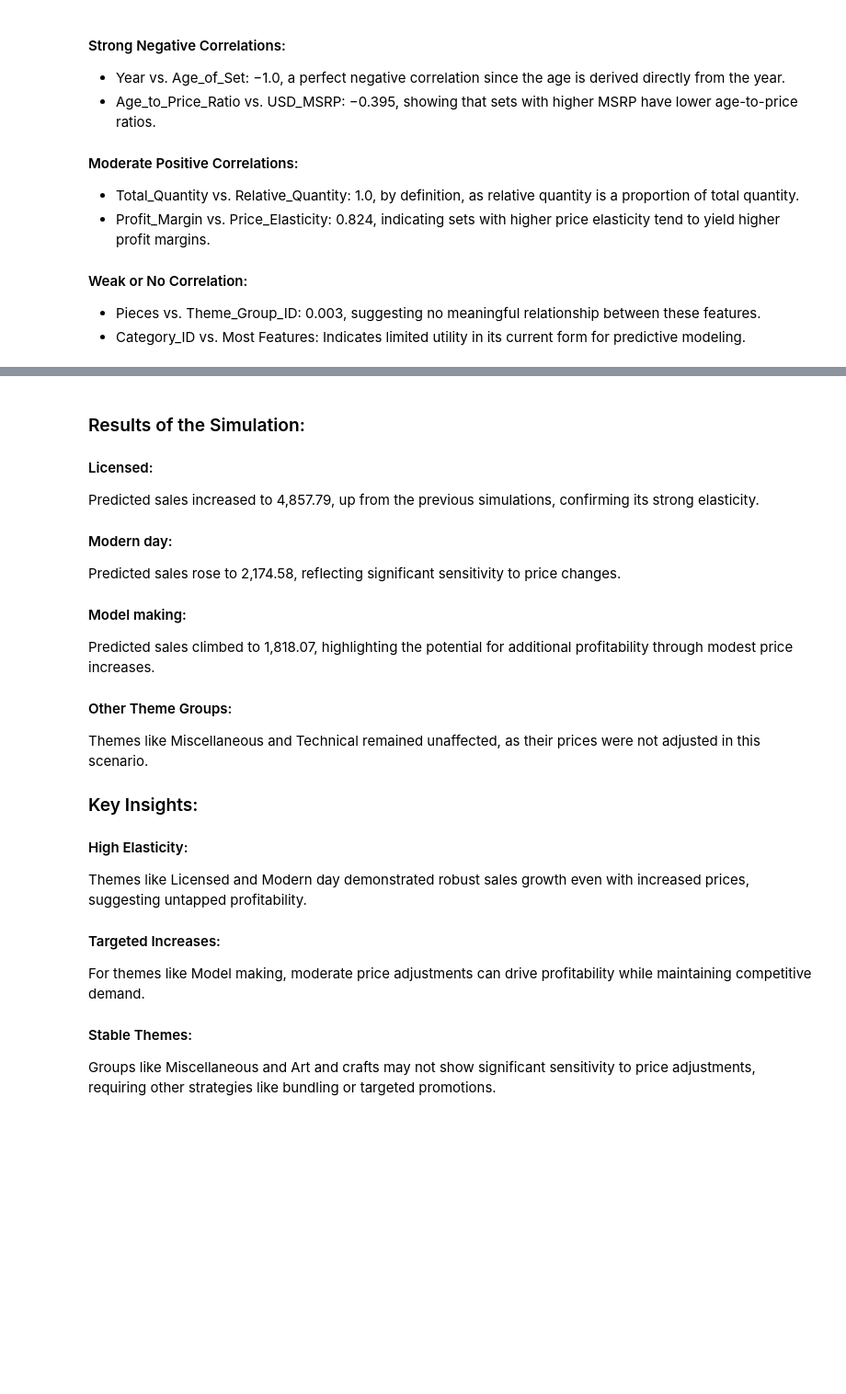
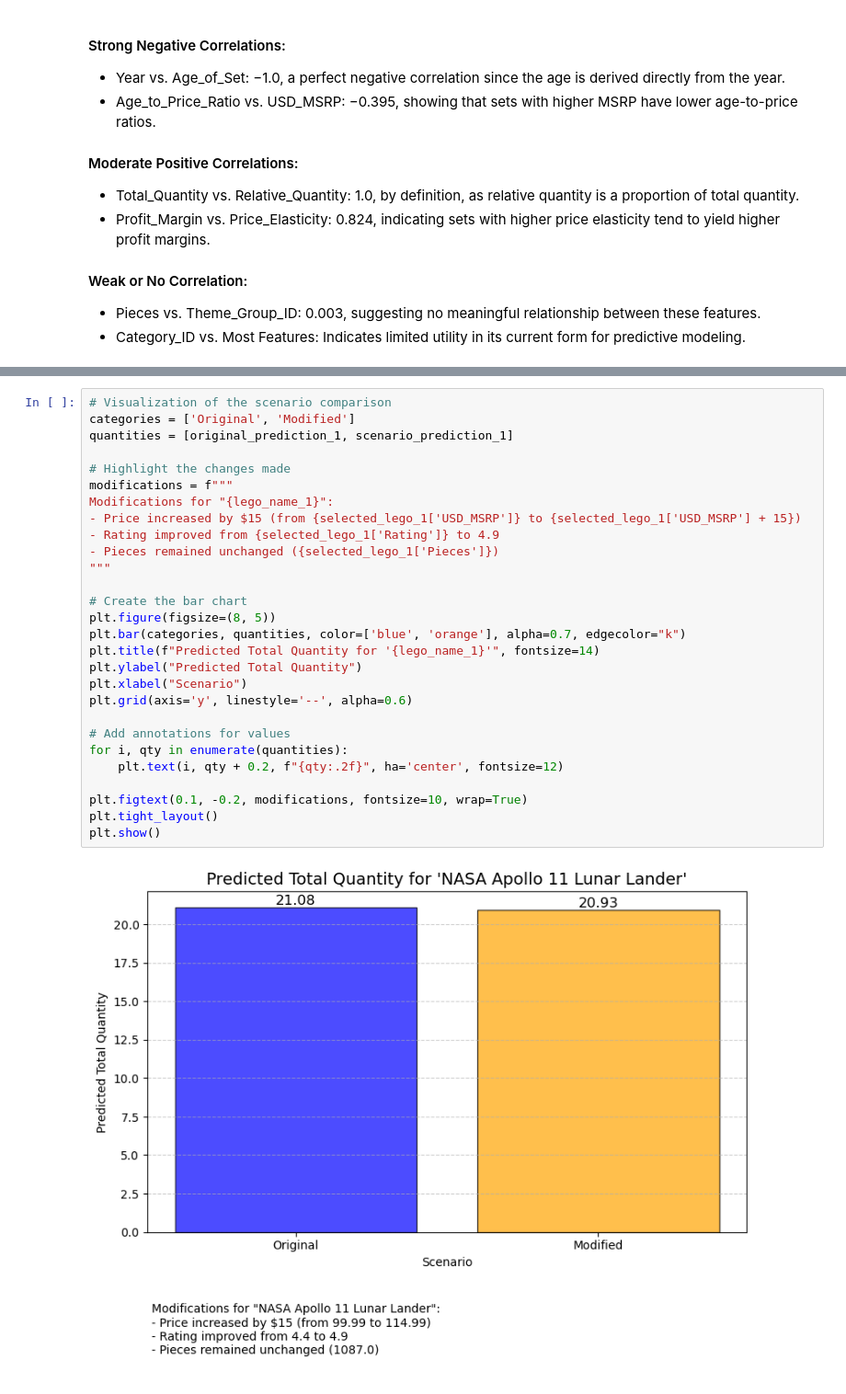
Before and after one commit to KVOclares/DATA3350_Project_LEGO, a Jupyter notebook: DATA3350_Project_Predictive_Modelling.ipynb, the cells around one changed output, grey strips where cells are left out. Shown at 92% size. Cells and saved outputs as stored; diff of their text form; blank space fills up the shorter version.

```diff
--- a/DATA3350_Project_Predictive_Modelling.ipynb
+++ b/DATA3350_Project_Predictive_Modelling.ipynb
@@ -735,18 +462,30 @@ Name: Predicted_Current_Price, dtype: float64
-# %% [markdown]
-### Results of the Simulation:
-#### Licensed:
-Predicted sales increased to 4,857.79, up from the previous simulations, confirming its strong elasticity.
-#### Modern day:
-Predicted sales rose to 2,174.58, reflecting significant sensitivity to price changes.
-#### Model making:
-Predicted sales climbed to 1,818.07, highlighting the potential for additional profitability through modest price increases.
-#### Other Theme Groups:
-Themes like Miscellaneous and Technical remained unaffected, as their prices were not adjusted in this scenario.
-
-### Key Insights:
-#### High Elasticity:
-Themes like Licensed and Modern day demonstrated robust sales growth even with increased prices, suggesting untapped profitability.
-#### Targeted Increases:
-For themes like Model making, moderate price adjustments can drive profitability while maintaining competitive demand.
-#### Stable Themes:
-Groups like Miscellaneous and Art and crafts may not show significant sensitivity to price adjustments, requiring other strategies like bundling or targeted promotions.
+# %%
+# Visualization of the scenario comparison
+categories = ['Original', 'Modified']
+quantities = [original_prediction_1, scenario_prediction_1]
+
+# Highlight the changes made
+modifications = f"""
+Modifications for "{lego_name_1}":
+- Price increased by $15 (from {selected_lego_1['USD_MSRP']} to {selected_lego_1['USD_MSRP'] + 15})
+- Rating improved from {selected_lego_1['Rating']} to 4.9
+- Pieces remained unchanged ({selected_lego_1['Pieces']})
+"""
+
+# Create the bar chart
+plt.figure(figsize=(8, 5))
+plt.bar(categories, quantities, color=['blue', 'orange'], alpha=0.7, edgecolor="k")
+plt.title(f"Predicted Total Quantity for '{lego_name_1}'", fontsize=14)
+plt.ylabel("Predicted Total Quantity")
+plt.xlabel("Scenario")
+plt.grid(axis='y', linestyle='--', alpha=0.6)
+
+# Add annotations for values
+for i, qty in enumerate(quantities):
+    plt.text(i, qty + 0.2, f"{qty:.2f}", ha='center', fontsize=12)
+
+plt.figtext(0.1, -0.2, modifications, fontsize=10, wrap=True)
+plt.tight_layout()
+plt.show()
+# %% [output]
+[figure, added]
```
Also changed, not shown: parts of 15 cells of this notebook.
